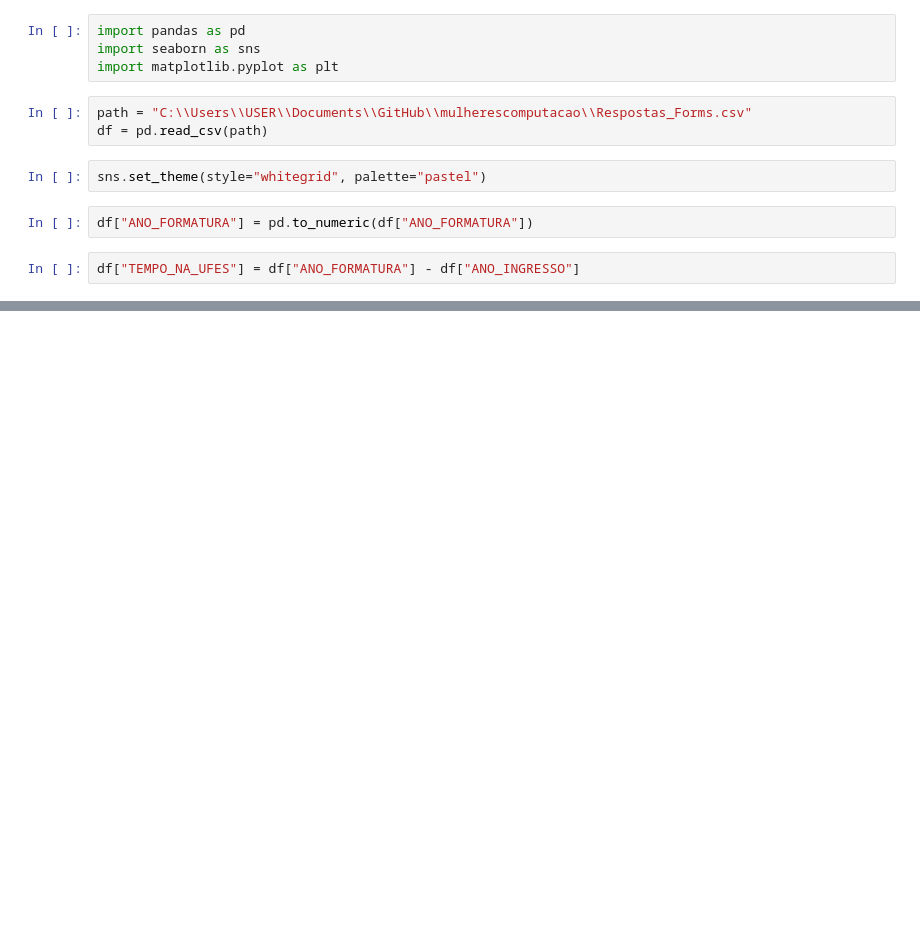
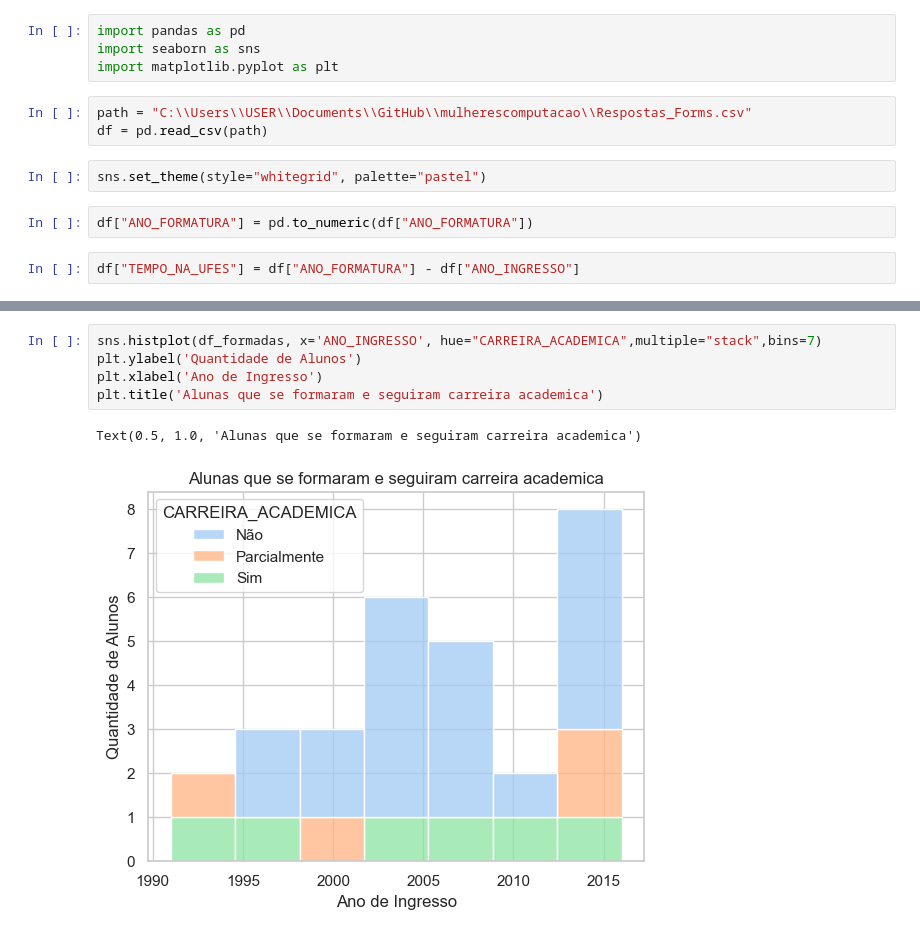
Before and after one commit to ceccoRebeca/mulherescomputacao, a Jupyter notebook: EDA_dadosFormulario.ipynb, the cells around one changed output, grey strips where cells are left out. Saved outputs shown, nothing was run; the diff lists cells and outputs as text; blank space fills up the shorter version.

```diff
--- a/EDA_dadosFormulario.ipynb
+++ b/EDA_dadosFormulario.ipynb
@@ -40,0 +62,8 @@ Index(['Carimbo de data/hora', 'ETINIA', 'RENDA_FAMILIAR', 'TRABALHOU_GRAD',
+# %%
+sns.histplot(df_formadas, x='ANO_INGRESSO', hue="CARREIRA_ACADEMICA",multiple="stack",bins=7)
+plt.ylabel('Quantidade de Alunos')
+plt.xlabel('Ano de Ingresso')
+plt.title('Alunas que se formaram e seguiram carreira academica')
+# %% [output]
+Text(0.5, 1.0, 'Alunas que se formaram e seguiram carreira academica')
+[figure, added]
```
Also changed, not shown: parts of 22 cells of this notebook, 17 other files.
